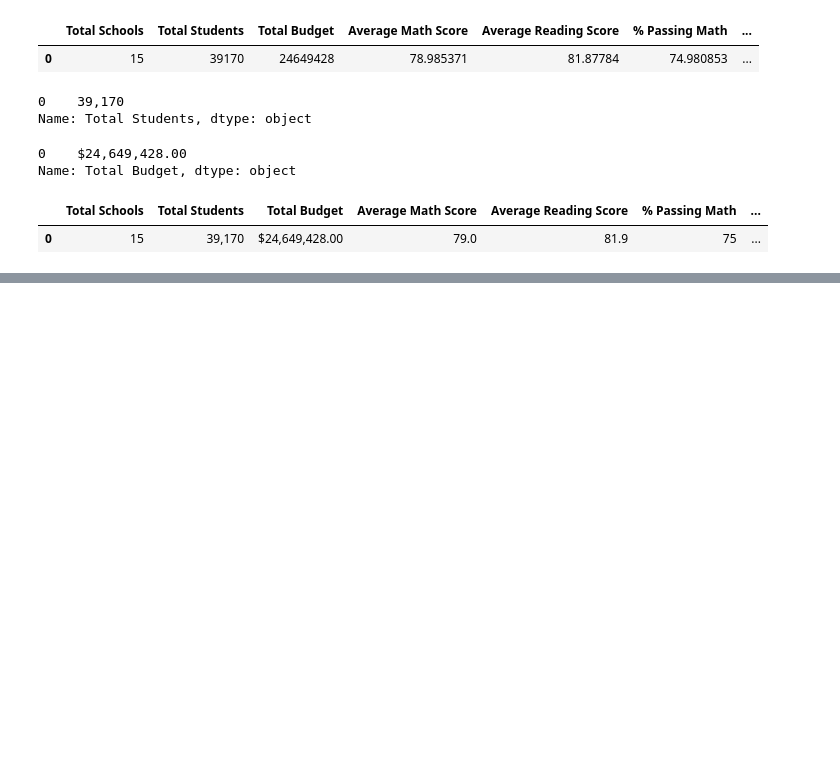
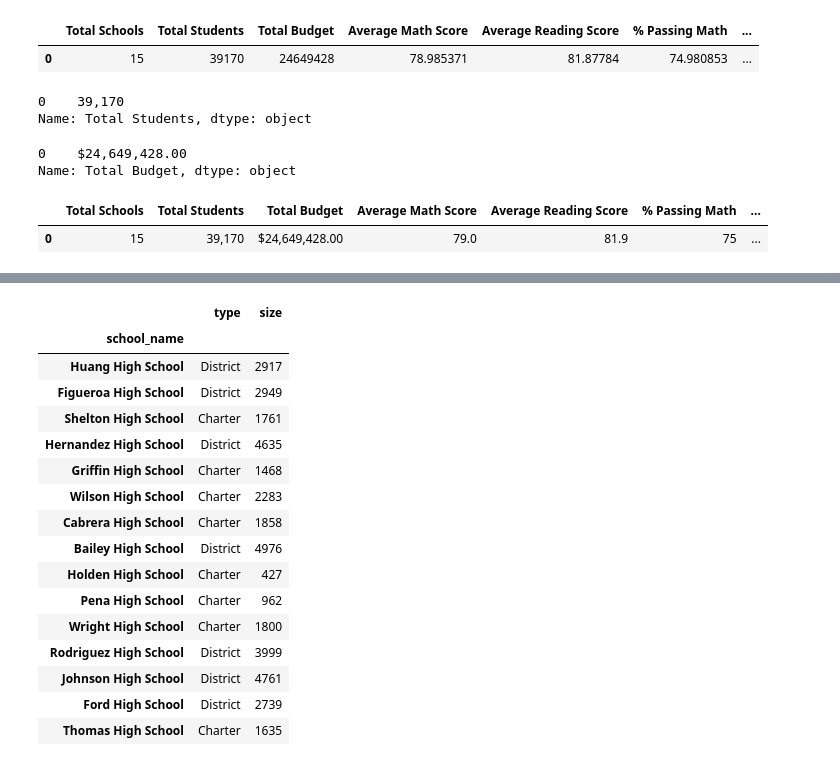
Before and after one commit to sffriesen/School_District_Analysis, a Jupyter notebook: PyCitySchools.ipynb, the cells around one changed output, grey strips where cells are left out. Cells and saved outputs as stored; diff of their text form; code cells hidden in the pictures; blank space fills up the shorter version.

```diff
--- a/PyCitySchools.ipynb
+++ b/PyCitySchools.ipynb
@@ -320,3 +320,7 @@ district_summary_df
 # %% [output]
 |  | Total Schools | Total Students | Total Budget | Average Math Score | Average Reading Score | % Passing Math | ... |
 | 0 | 15 | 39,170 | $24,649,428.00 | 79.0 | 81.9 | 75 | ... |
+# %%
+# Determine the school type
+per_school_types = school_data_df.set_index(["school_name"])["type"]
+per_school_types
@@ -322,0 +367,4 @@ district_summary_df
+# %%
+# Calculate the total student count
+per_school_counts = school_data_df.set_index(["school_name"])["size"]
+per_school_counts
@@ -322,0 +389,22 @@ district_summary_df
+# %%
+# Add the total student count to the test df
+df = pd.DataFrame({"type": per_school_types, "size": per_school_counts})
+df
+# %% [output]
+|  | type | size |
+| school_name |  |  |
+| Huang High School | District | 2917 |
+| Figueroa High School | District | 2949 |
+| Shelton High School | Charter | 1761 |
+| Hernandez High School | District | 4635 |
+| Griffin High School | Charter | 1468 |
+| Wilson High School | Charter | 2283 |
+| Cabrera High School | Charter | 1858 |
+| Bailey High School | District | 4976 |
+| Holden High School | Charter | 427 |
+| Pena High School | Charter | 962 |
+| Wright High School | Charter | 1800 |
+| Rodriguez High School | District | 3999 |
+| Johnson High School | District | 4761 |
+| Ford High School | District | 2739 |
+| Thomas High School | Charter | 1635 |
```
Also changed, not shown: parts of 16 cells of this notebook.
